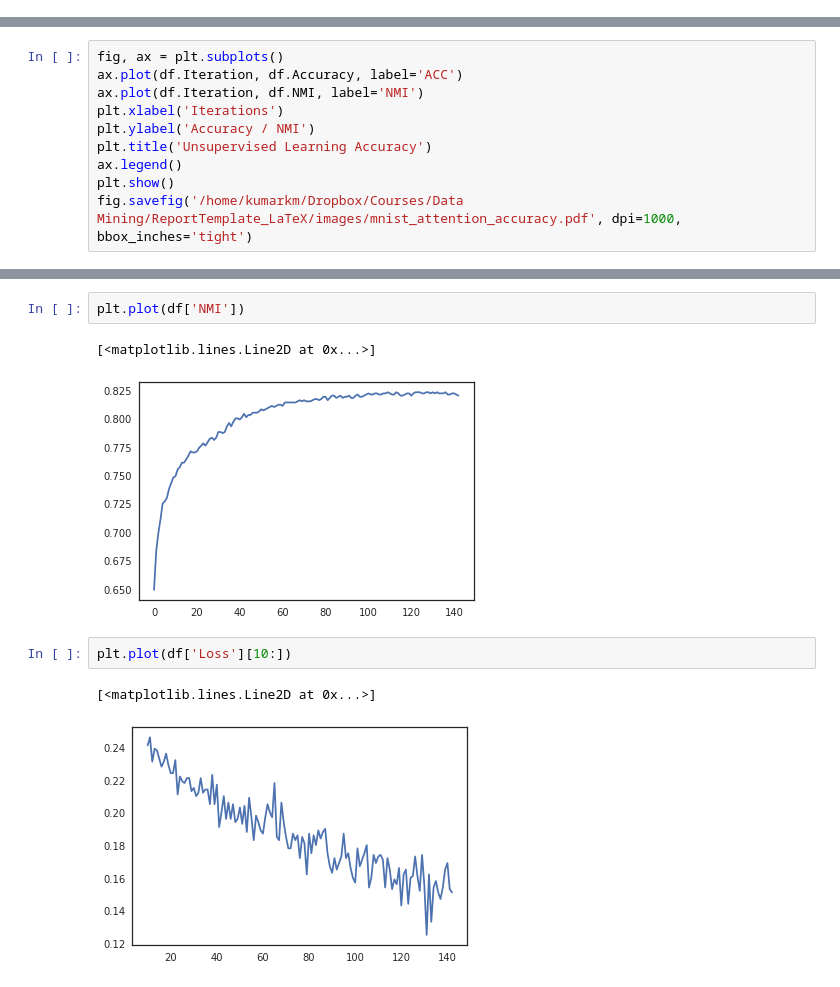
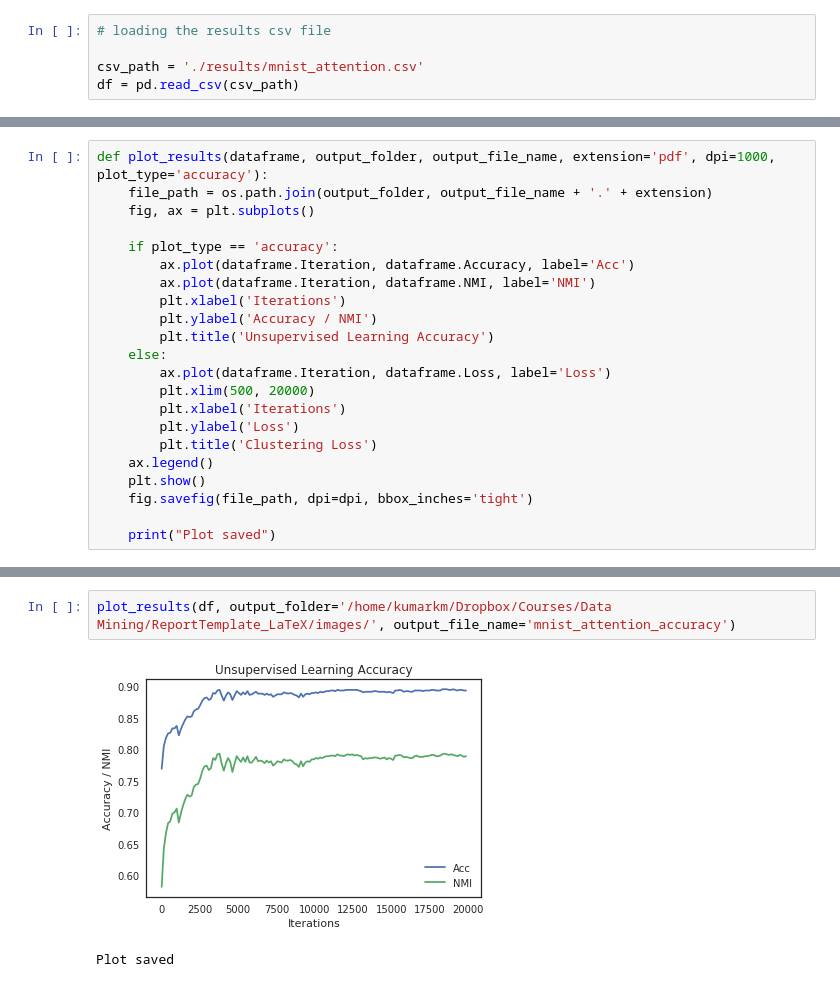
Before and after one commit to maheshkkumar/DLClustering, a Jupyter notebook: notebooks/results.ipynb, the cells around one changed output, grey strips where cells are left out. Cells and saved outputs as stored; diff of their text form.

```diff
--- a/notebooks/results.ipynb
+++ b/notebooks/results.ipynb
@@ -23,0 +12,5 @@ a = sns.kdeplot(data=df['Iteration'], data2=df['Accuracy'], cmap="Purples_d")
+# %%
+# loading the results csv file
+
+csv_path = './results/mnist_attention.csv'
+df = pd.read_csv(csv_path)
@@ -24,10 +28,22 @@ a = sns.kdeplot(data=df['Iteration'], data2=df['Accuracy'], cmap="Purples_d")
 # %%
-fig, ax = plt.subplots()
-ax.plot(df.Iteration, df.Accuracy, label='ACC')
-ax.plot(df.Iteration, df.NMI, label='NMI')
-plt.xlabel('Iterations')
-plt.ylabel('Accuracy / NMI')
-plt.title('Unsupervised Learning Accuracy')
-ax.legend()
-plt.show()
-fig.savefig('/home/kumarkm/Dropbox/Courses/Data Mining/ReportTemplate_LaTeX/images/mnist_attention_accuracy.pdf', dpi=1000, bbox_inches='tight')
+def plot_results(dataframe, output_folder, output_file_name, extension='pdf', dpi=1000, plot_type='accuracy'):
+    file_path = os.path.join(output_folder, output_file_name + '.' + extension)
+    fig, ax = plt.subplots()
+
+    if plot_type == 'accuracy':
+        ax.plot(dataframe.Iteration, dataframe.Accuracy, label='Acc')
+        ax.plot(dataframe.Iteration, dataframe.NMI, label='NMI')
+        plt.xlabel('Iterations')
+        plt.ylabel('Accuracy / NMI')
+        plt.title('Unsupervised Learning Accuracy')
+    else:
+        ax.plot(dataframe.Iteration, dataframe.Loss, label='Loss')
+        plt.xlim(500, 20000)
+        plt.xlabel('Iterations')
+        plt.ylabel('Loss')
+        plt.title('Clustering Loss')
+    ax.legend()
+    plt.show()
+    fig.savefig(file_path, dpi=dpi, bbox_inches='tight')
+
+    print("Plot saved")
@@ -54,10 +50,5 @@ plt.plot(df['Accuracy'])
-# %%
-plt.plot(df['NMI'])
-# %% [output]
-[<matplotlib.lines.Line2D at 0x...>]
-[figure, removed]
-# %%
-plt.plot(df['Loss'][10:])
-# %% [output]
-[<matplotlib.lines.Line2D at 0x...>]
-[figure, removed]
+# %%
+plot_results(df, output_folder='/home/kumarkm/Dropbox/Courses/Data Mining/ReportTemplate_LaTeX/images/', output_file_name='mnist_attention_accuracy')
+# %% [output]
+[figure, added]
+Plot saved
```
Also changed, not shown: parts of 9 cells of this notebook, 7 other files.
